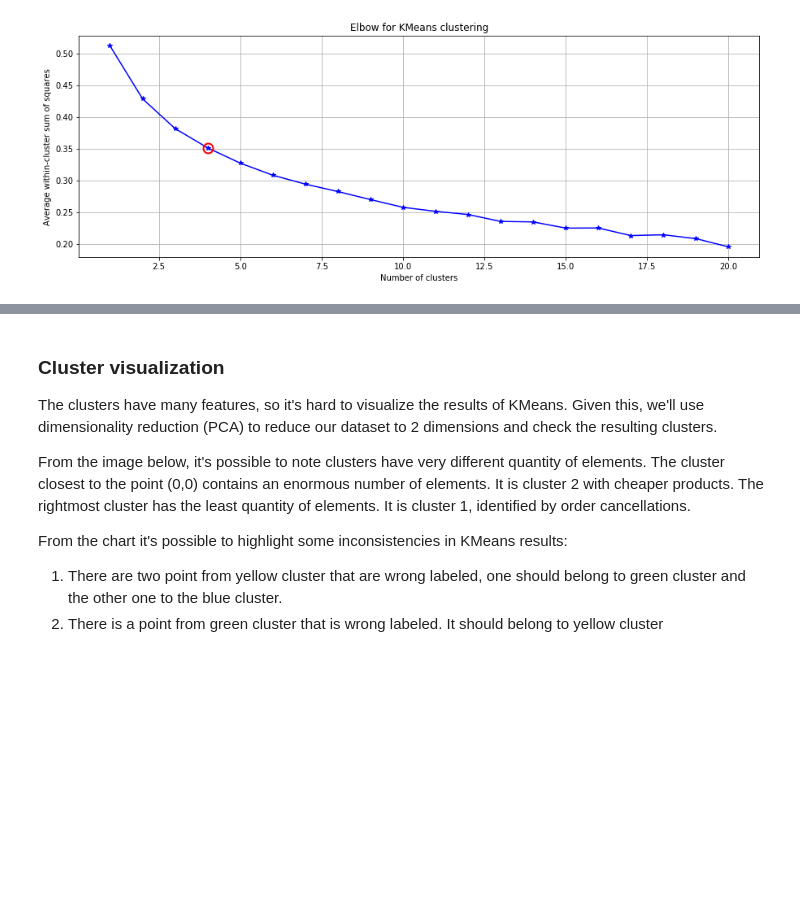
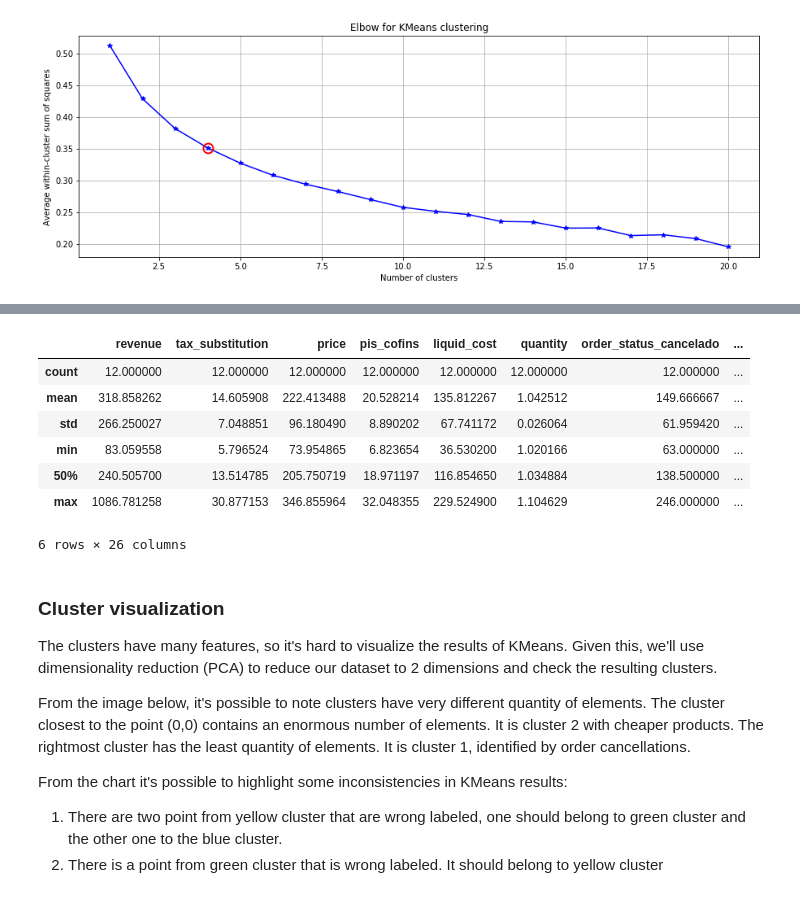
Before and after one commit to lucasloami/udacity-mlnd, a Jupyter notebook: projects/capstone/project/project_report.ipynb, the cells around one changed output, grey strips where cells are left out. Saved outputs shown, nothing was run; the diff lists cells and outputs as text; code cells hidden in the pictures; blank space fills up the shorter version.

```diff
--- a/projects/capstone/project/project_report.ipynb
+++ b/projects/capstone/project/project_report.ipynb
@@ -226,5 +253,14 @@ It's possible to check all cluster stats in the Jupyter Notebook (please refer t
 # %%
-# product_dataset[product_dataset.clusters == 3].describe(percentiles=[])
+product_dataset[product_dataset.clusters == 3].describe(percentiles=[])
+# %% [output]
+|  | revenue | tax_substitution | price | pis_cofins | liquid_cost | quantity | order_status_cancelado | ... |
+| count | 12.000000 | 12.000000 | 12.000000 | 12.000000 | 12.000000 | 12.000000 | 12.000000 | ... |
+| mean | 318.858262 | 14.605908 | 222.413488 | 20.528214 | 135.812267 | 1.042512 | 149.666667 | ... |
+| std | 266.250027 | 7.048851 | 96.180490 | 8.890202 | 67.741172 | 0.026064 | 61.959420 | ... |
+| min | 83.059558 | 5.796524 | 73.954865 | 6.823654 | 36.530200 | 1.020166 | 63.000000 | ... |
+| 50% | 240.505700 | 13.514785 | 205.750719 | 18.971197 | 116.854650 | 1.034884 | 138.500000 | ... |
+| max | 1086.781258 | 30.877153 | 346.855964 | 32.048355 | 229.524900 | 1.104629 | 246.000000 | ... |
+6 rows × 26 columns
 # %% [markdown]
 ### Cluster visualization
 
```
Also changed, not shown: parts of 4 cells of this notebook.
